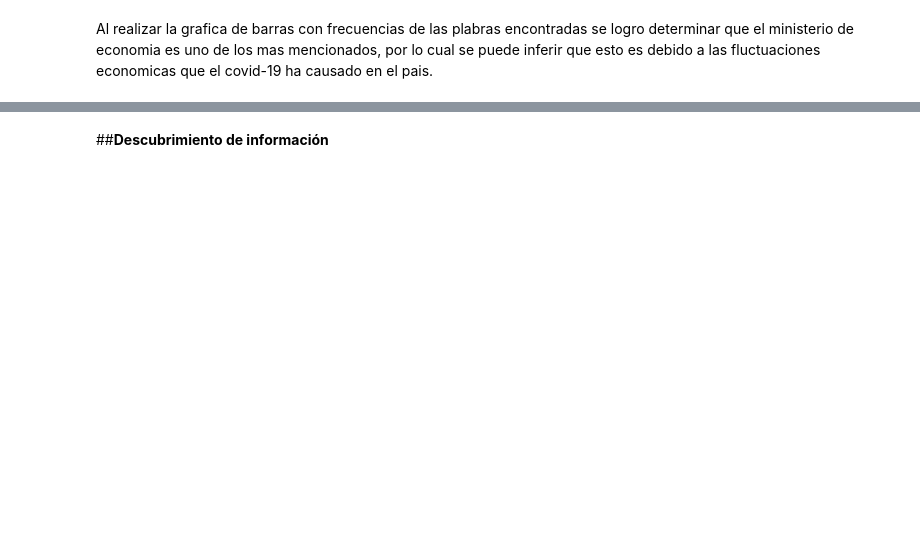
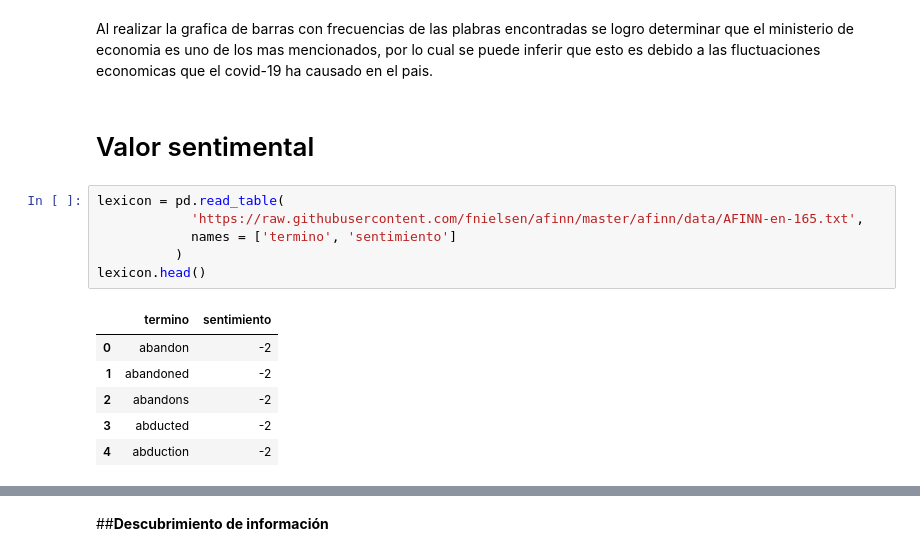
Before and after one commit to diegoestradaXO/Lab6-Data-Science, a Jupyter notebook: Lab6.ipynb, the cells around one changed output, grey strips where cells are left out. Cells and saved outputs as stored; diff of their text form; blank space fills up the shorter version.

```diff
--- a/Lab6.ipynb
+++ b/Lab6.ipynb
@@ -240,2 +241,17 @@ plt.show()
 # %% [markdown]
 Al realizar la grafica de barras con frecuencias de las plabras encontradas se logro determinar que el ministerio de economia es uno de los mas mencionados, por lo cual se puede inferir que esto es debido a las fluctuaciones economicas que el covid-19 ha causado en el pais.
+# %% [markdown]
+# Valor sentimental
+# %%
+lexicon = pd.read_table(
+            'https://raw.githubusercontent.com/fnielsen/afinn/master/afinn/data/AFINN-en-165.txt',
+            names = ['termino', 'sentimiento']
+          )
+lexicon.head()
+# %% [output]
+|  | termino | sentimiento |
+| 0 | abandon | -2 |
+| 1 | abandoned | -2 |
+| 2 | abandons | -2 |
+| 3 | abducted | -2 |
+| 4 | abduction | -2 |
```
Also changed, not shown: parts of 15 cells of this notebook.
